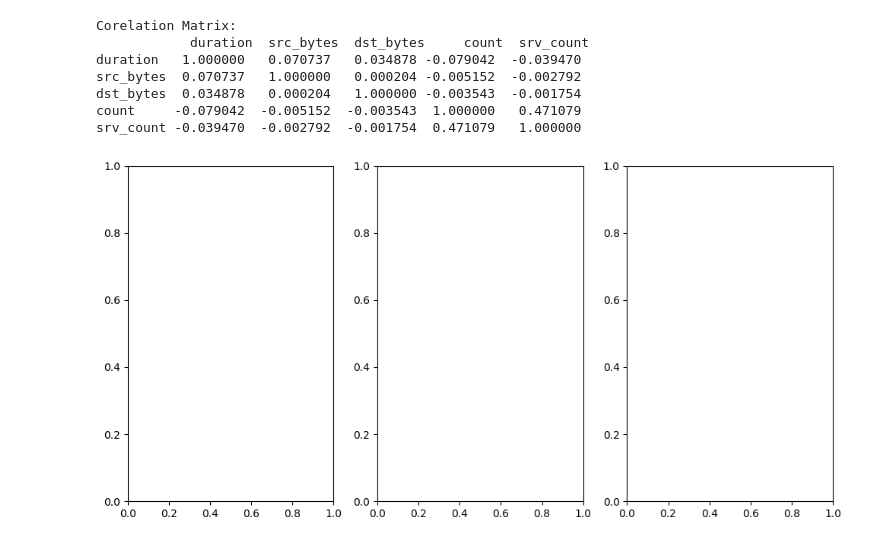
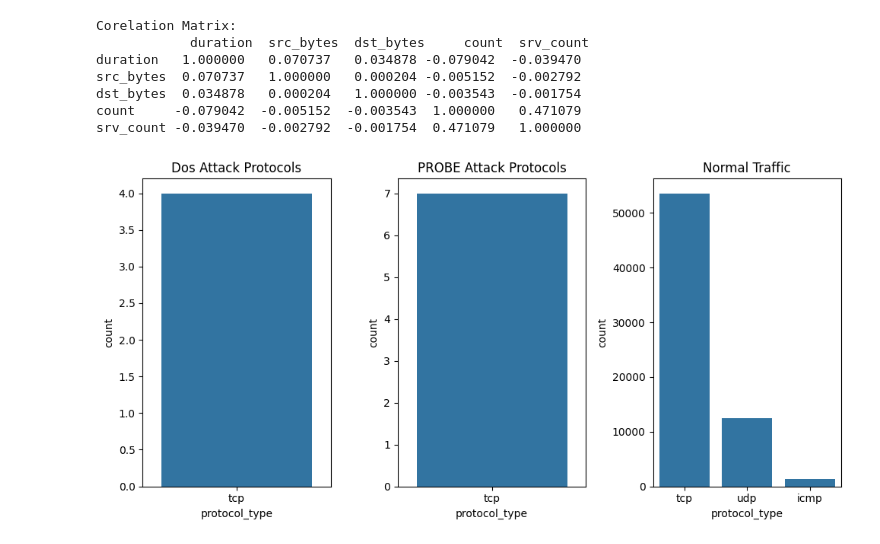
Before and after one commit to mailech/SentinelNet-AI-Powered-Network-Intrusion-Detection-System-, a Jupyter notebook: notebooks/intrusion_detection.ipynb, the cells around one changed output. Drawn from its saved outputs; the diff is of its cells as text; code cells hidden in the pictures.

```diff
--- a/notebooks/intrusion_detection.ipynb
+++ b/notebooks/intrusion_detection.ipynb
@@ -390,12 +390,15 @@ dst_bytes  0.034878   0.000204   1.000000 -0.003543  -0.001754
 count     -0.079042  -0.005152  -0.003543  1.000000   0.471079
 srv_count -0.039470  -0.002792  -0.001754  0.471079   1.000000
 # %%
-fig, axes = plt.subplots(1, 3, figsize=(10,5))
-dos_df = df[df['class'] == 'dos']
-sns.countplot(x='protocol_type', data=dos_df, ax=axes[0])
-sns.countplot(x='service', data=dos_df, ax=axes[1])
-sns.countplot(x='flag', data=dos_df, ax=axes[2])
+fig, axes = plt.subplots(1,3, figsize=(10,5))
+sns.countplot(x='protocol_type', data = df[df['class'] == 'phf'],ax= axes[0])
+axes[0].set_title("Dos Attack Protocols")
+sns.countplot(x='protocol_type', data = df[df['class'] == 'multihop'],ax= axes[1])
+axes[1].set_title("PROBE Attack Protocols")
+sns.countplot(x='protocol_type', data = df[df['class'] == 'normal'],ax= axes[2])
+axes[2].set_title("Normal Traffic")
+
 plt.tight_layout()
 plt.show()
 # %% [output]
-[figure, old version]
+[figure, new version]
```
Also changed, not shown: parts of 10 cells of this notebook.
